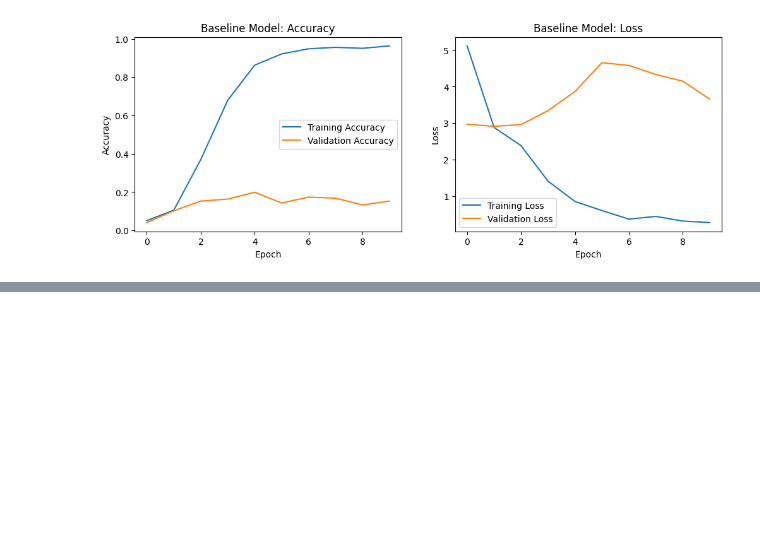
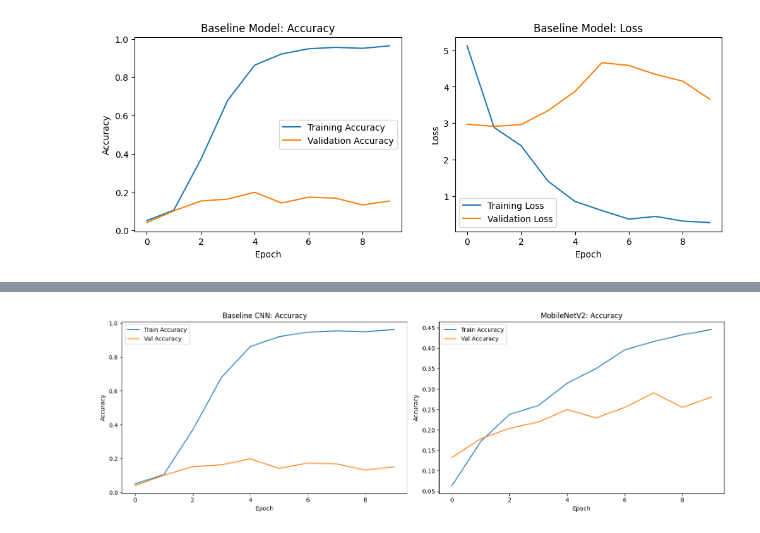
Before and after one commit to Jemi41/indonesia-batik-image-classification, a Jupyter notebook: pilot_training.ipynb, the cells around one changed output, grey strips where cells are left out. Cells and saved outputs as stored; diff of their text form; code cells hidden in the pictures; blank space fills up the shorter version.

```diff
--- a/pilot_training.ipynb
+++ b/pilot_training.ipynb
@@ -167,0 +216,20 @@ plt.show()
+# %%
+import matplotlib.pyplot as plt
+
+def plot_history(histories, titles):
+    plt.figure(figsize=(15, 5))
+    for i, (history, title) in enumerate(zip(histories, titles)):
+        plt.subplot(1, len(histories), i+1)
+        plt.plot(history.history['accuracy'], label='Train Accuracy')
+        plt.plot(history.history['val_accuracy'], label='Val Accuracy')
+        plt.title(f'{title}: Accuracy')
+        plt.xlabel('Epoch')
+        plt.ylabel('Accuracy')
+        plt.legend()
+    plt.tight_layout()
+    plt.show()
+
+# Run the plot
+plot_history([history, history_mobile], ['Baseline CNN', 'MobileNetV2'])
+# %% [output]
+[figure, added]
```
Also changed, not shown: parts of 6 cells of this notebook, 14 other files.
